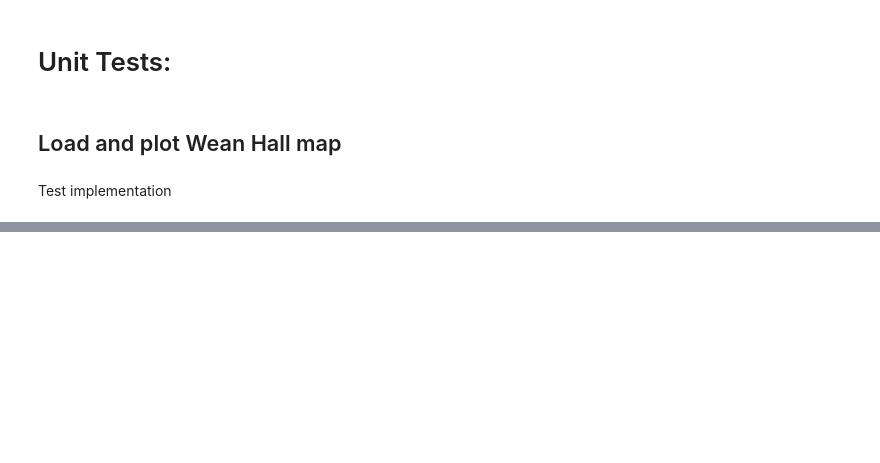
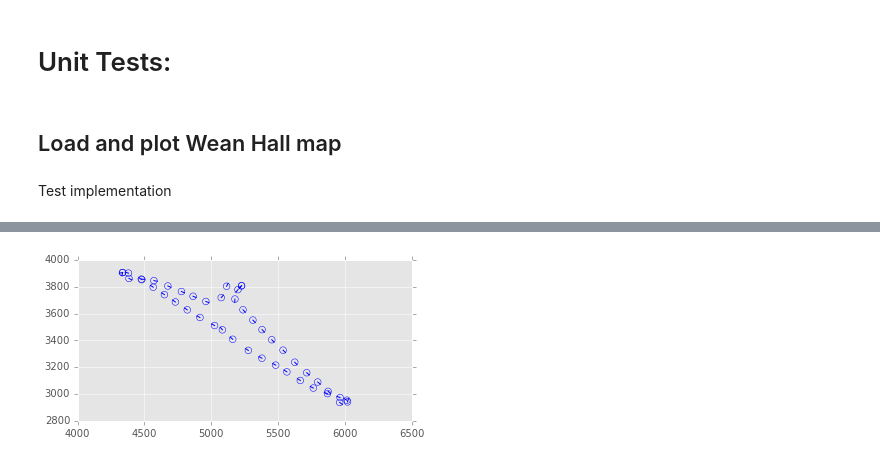
Before and after one commit to sjobeek/robostats_mcl, a Jupyter notebook: mcl_tests.ipynb, the cells around one changed output, grey strips where cells are left out. Cells and saved outputs as stored; diff of their text form; code cells hidden in the pictures; blank space fills up the shorter version.

```diff
--- a/mcl_tests.ipynb
+++ b/mcl_tests.ipynb
@@ -73,0 +105,9 @@ Name: 0, dtype: int64
+# %%
+pose = np.array([0,0,0])
+old_log_pose = np.array([10,1,np.pi/20])
+new_log_pose = np.array([11,1.1,np.pi/10])
+pose2 = new_pose_from_log_delta(old_log_pose, new_log_pose, pose)
+pose3 = new_pose_from_log_delta(old_log_pose, new_log_pose, pose2)
+print(pose)
+print(pose2)
+print(pose3)
@@ -73,0 +120,4 @@ Name: 0, dtype: int64
+# %%
+global_map = mcl.occupancy_map('data/map/wean.dat.gz')
+logdata = mcl.load_log('data/log/robotdata1.log.gz')
+logdata.head()
@@ -73,0 +132,16 @@ Name: 0, dtype: int64
+# %%
+import time
+sensor = mcl.laser_sensor()
+particle = mcl.robot_particle(global_map, sensor)
+locations = np.array([particle.sample_motion(msg)
+                      for msg in logdata.values])
+location_subset = locations[::50]
+fig, ax = plt.subplots()
+#ax.scatter(location_subset[:,0], location_subset[:,1], s=200, marker='o',
+#            facecolors='none', edgecolors='b')
+for pose in location_subset[:, 0:4]:
+    mcl.plot_particle(pose, ax, pass_pose=True)
+ax.set_aspect('equal')
+plt.show()
+# %% [output]
+[figure, added]
```
Also changed, not shown: parts of 22 cells of this notebook, 3 other files.
